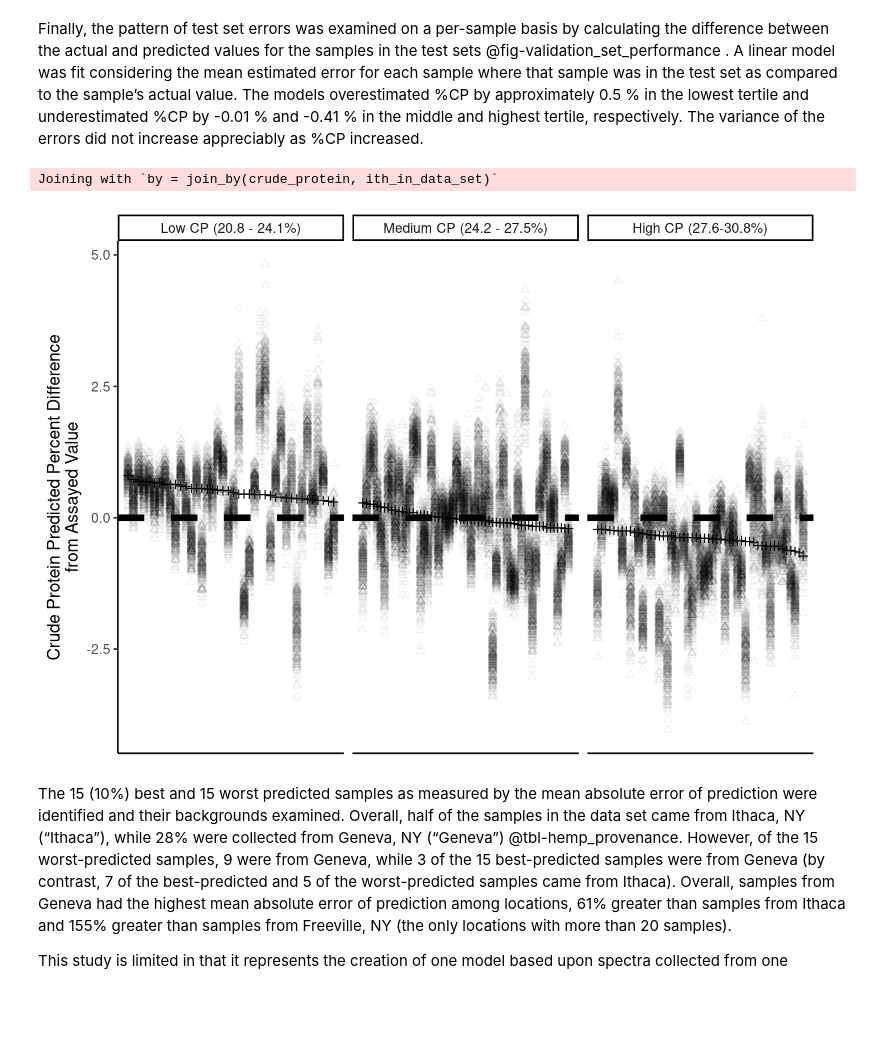
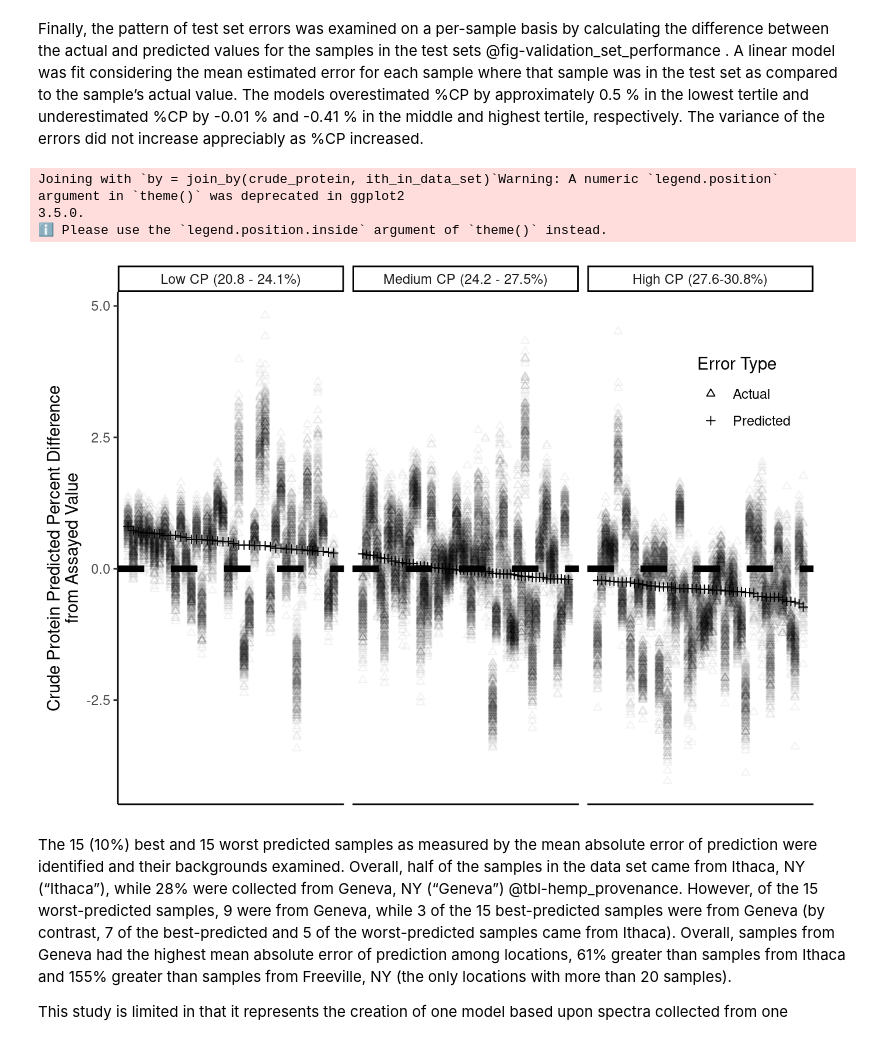
Before and after one commit to rvcrawford/glowing-system, a Jupyter notebook: index.embed.ipynb, the cells around one changed output. Saved outputs shown, nothing was run; the diff lists cells and outputs as text; code cells hidden in the pictures; blank space fills up the shorter version.

```diff
--- a/index.embed.ipynb
+++ b/index.embed.ipynb
@@ -438,26 +438,32 @@ Finally, the pattern of test set errors was examined on a per-sample basis by ca
 # %%
 #
 
 model_final_predictions |>
   left_join(cutpoints2) |>
+  mutate(type = "Actual") |>
   arrange(plot_order) |>
   ggplot(aes(plot_order, crude_protein))+
-  geom_point(aes(plot_order, difference), alpha = 0.05, shape = 2) +
+  geom_point(aes(plot_order, difference, shape = type), alpha = 0.05) +
   geom_hline(yintercept = 0, linewidth = 2, lty = 2) +
-  geom_point(data = ds_cutpoints, aes(plot_order, preds), shape = 3)+
+  geom_point(data = ds_cutpoints |> mutate(type = "Predicted"), aes(plot_order, preds, shape = type))+
+  scale_shape_manual("Error Type", values=c(2,3)) +
   facet_wrap( ~cutpoints, scales = "free_x",
               labeller = as_labeller(c("(20.8,24.1]" = "Low CP (20.8 - 24.1%)",
                                        "(24.1,27.5]"= "Medium CP (24.2 - 27.5%)",
                                        "(27.5,30.8]" ="High CP (27.6-30.8%)")))+
   ylab("Crude Protein Predicted Percent Difference\nfrom Assayed Value")+
   theme_classic()+
   theme(
     axis.title.x = element_blank(),
     axis.text.x = element_blank(),
-    axis.ticks.x = element_blank())
+    axis.ticks.x = element_blank(),
+    legend.position=c(0.9, 0.8)) +
+  guides(shape= guide_legend(override.aes = list(alpha = 1)))
 # %% [output]
-Joining with `by = join_by(crude_protein, ith_in_data_set)`
+Joining with `by = join_by(crude_protein, ith_in_data_set)`Warning: A numeric `legend.position` argument in `theme()` was deprecated in ggplot2
+3.5.0.
+ℹ Please use the `legend.position.inside` argument of `theme()` instead.
-[figure, old version]
+[figure, new version]
 # %%
 # look
 # read in stuff for supplemental table first
```
Also changed, not shown: 16 other files.
